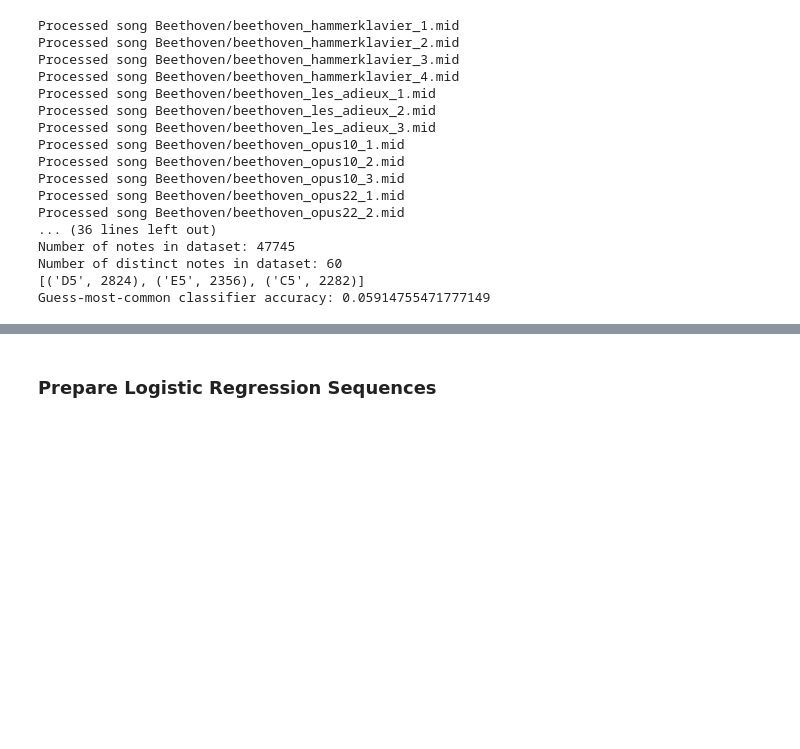
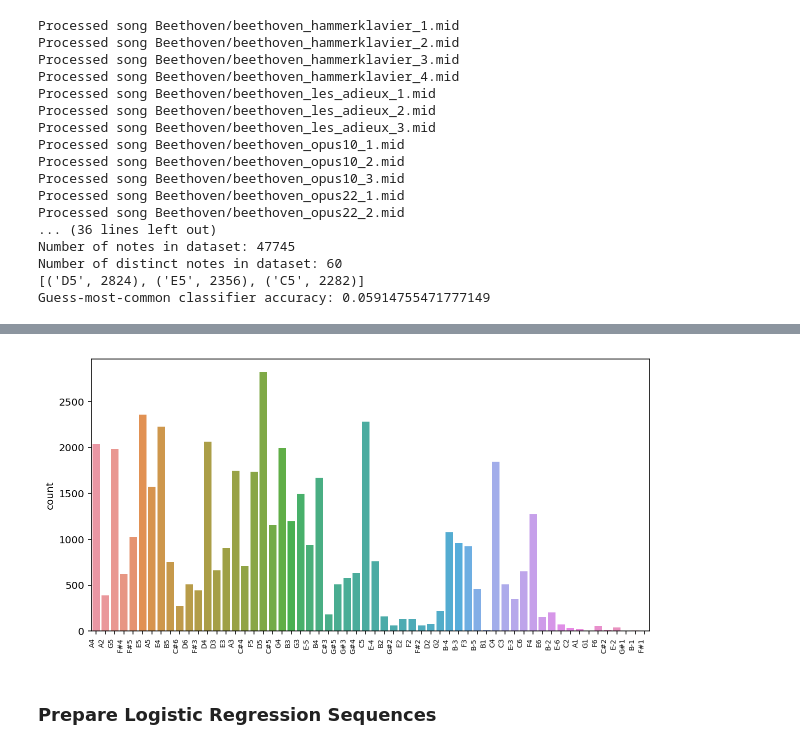
Before and after one commit to joycex99/JamJeneration, a Jupyter notebook: music_sampling.ipynb, the cells around one changed output, grey strips where cells are left out. Cells and saved outputs as stored; diff of their text form; code cells hidden in the pictures; blank space fills up the shorter version.

```diff
--- a/music_sampling.ipynb
+++ b/music_sampling.ipynb
@@ -116,3 +152,7 @@ Guess-most-common classifier accuracy: 0.05914755471777149
+# %%
+plot_note_counts(mozart_notes)
+# %% [output]
+[figure, added]
 # %% [markdown]
 ### Prepare Logistic Regression Sequences
 # %%
```
Also changed, not shown: parts of 7 cells of this notebook, 1 other file.
